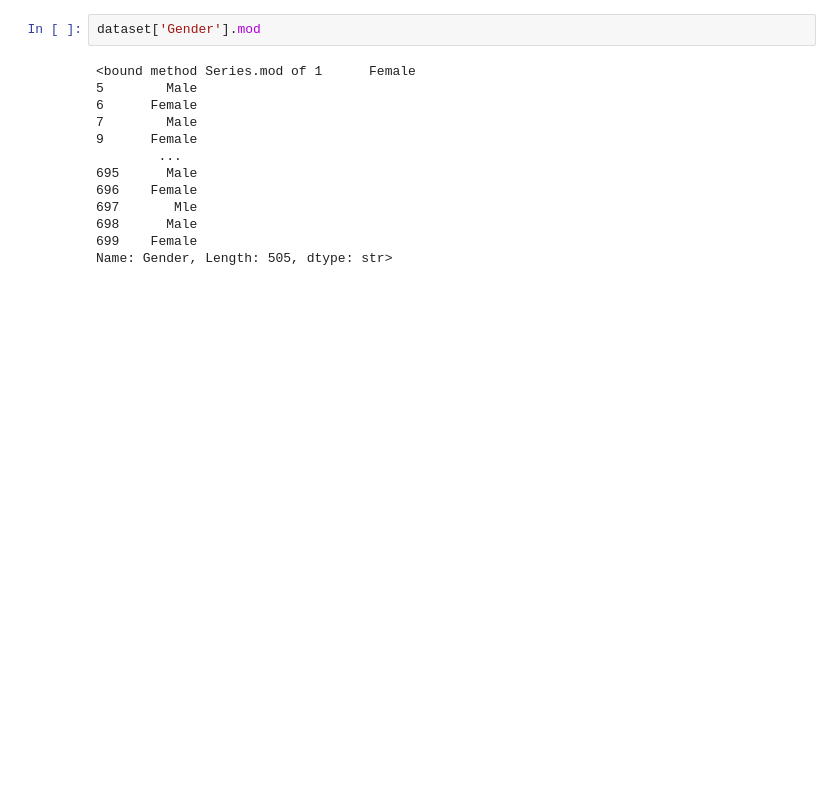
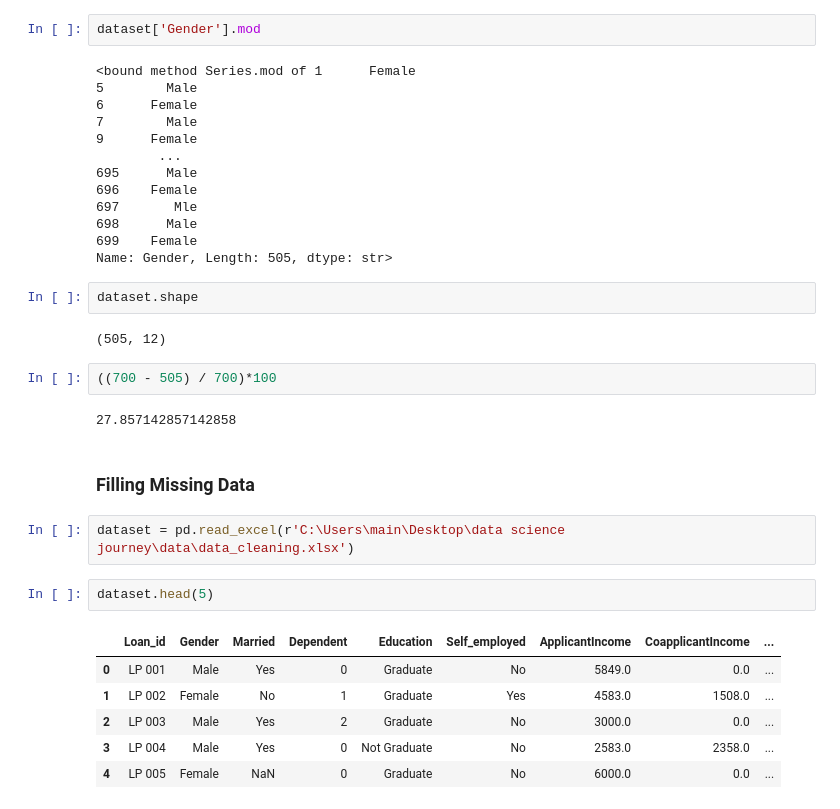
Before and after one commit to anurag-insights/Data-Science-Journey, a Jupyter notebook: day7.ipynb, the cells around one changed output. Cells and saved outputs as stored; diff of their text form; blank space fills up the shorter version.

Commit message:
handling missing values

```diff
--- a/day7.ipynb
+++ b/day7.ipynb
@@ -138,3 +138,24 @@ dataset['Gender'].mod
 698      Male
 699    Female
 Name: Gender, Length: 505, dtype: str>
+# %%
+dataset.shape
+# %% [output]
+(505, 12)
+# %%
+((700 - 505) / 700)*100
+# %% [output]
+27.857142857142858
+# %% [markdown]
+### Filling Missing Data
+# %%
+dataset = pd.read_excel(r'C:\Users\main\Desktop\data science journey\data\data_cleaning.xlsx')
+# %%
+dataset.head(5)
+# %% [output]
+|  | Loan_id | Gender | Married | Dependent | Education | Self_employed | ApplicantIncome | CoapplicantIncome | ... |
+| 0 | LP 001 | Male | Yes | 0 | Graduate | No | 5849.0 | 0.0 | ... |
+| 1 | LP 002 | Female | No | 1 | Graduate | Yes | 4583.0 | 1508.0 | ... |
+| 2 | LP 003 | Male | Yes | 2 | Graduate | No | 3000.0 | 0.0 | ... |
+| 3 | LP 004 | Male | Yes | 0 | Not Graduate | No | 2583.0 | 2358.0 | ... |
+| 4 | LP 005 | Female | NaN | 0 | Graduate | No | 6000.0 | 0.0 | ... |
```
Also changed, not shown: parts of 2 cells of this notebook.
